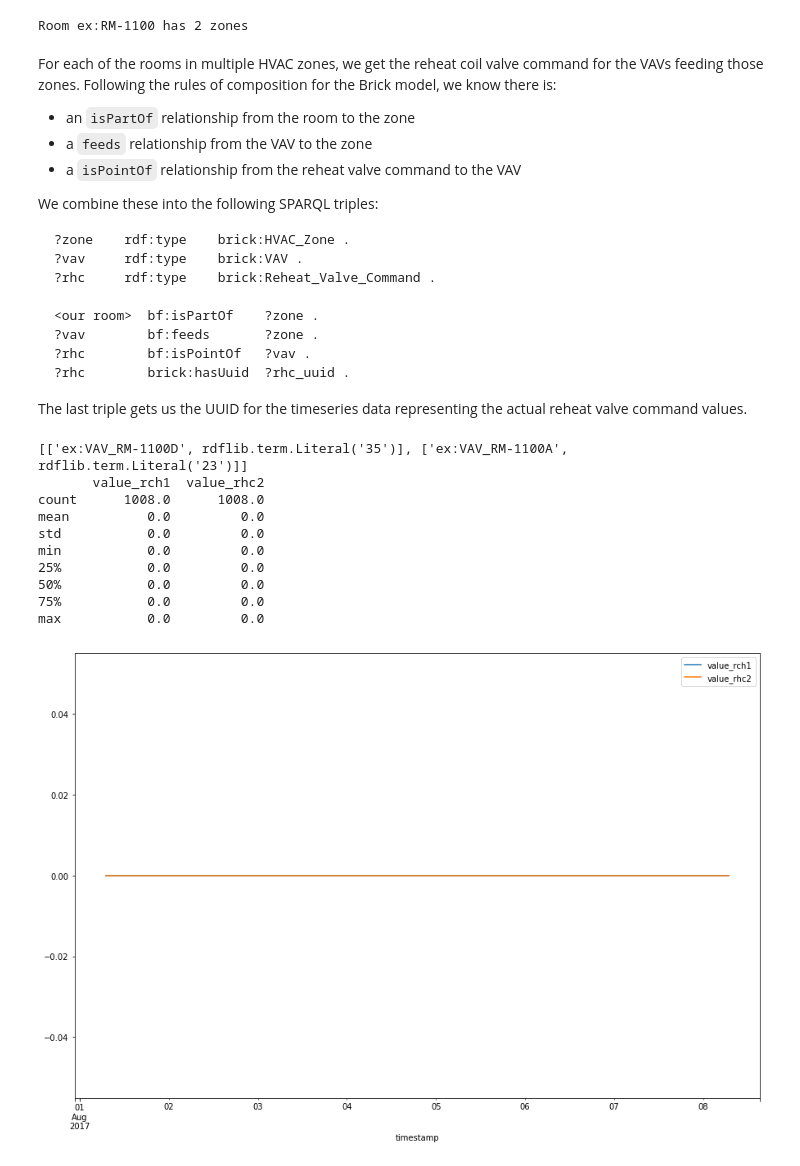
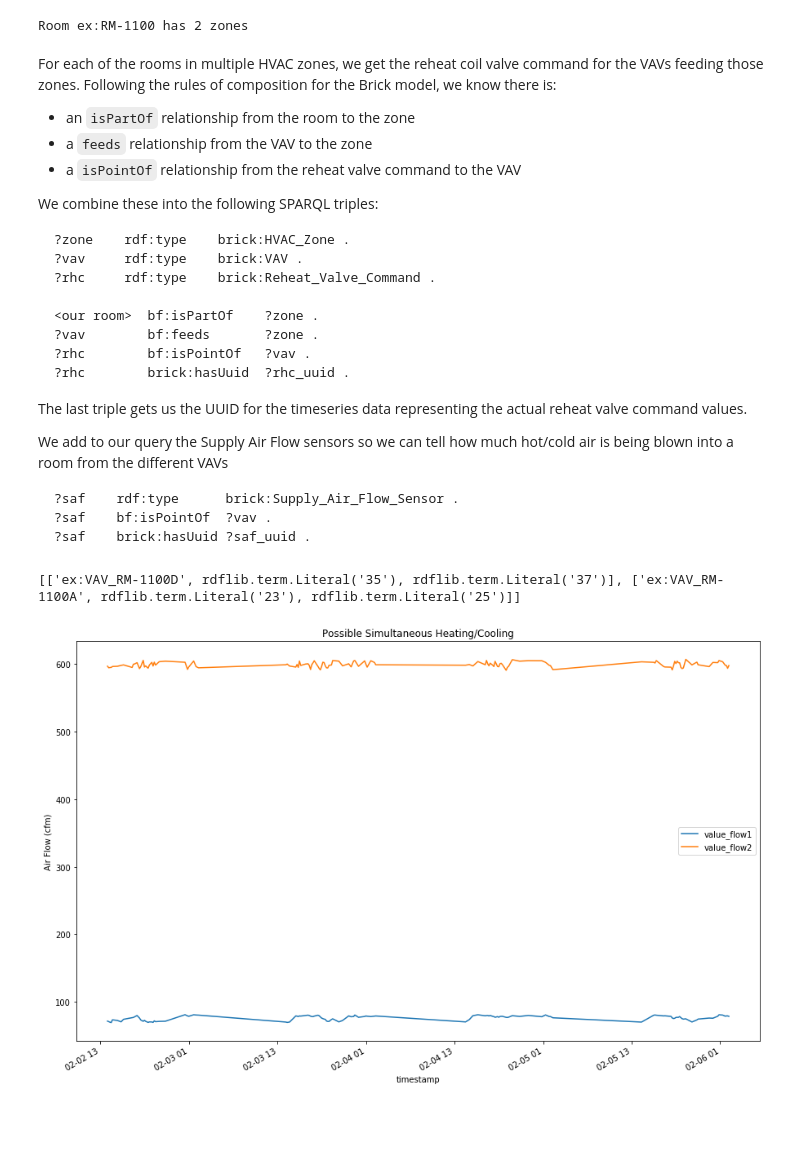
Before and after one commit to AnilSener/brick-tutorial-buildsys2017, a Jupyter notebook: Brick Queries.ipynb, the cells around one changed output. Drawn from its saved outputs; the diff is of its cells as text; code cells hidden in the pictures; blank space fills up the shorter version.

````diff
--- a/Brick Queries.ipynb
+++ b/Brick Queries.ipynb
@@ -232,5 +232,5 @@ print(vavs)
 # %%
-THRESHOLD = 50
+THRESHOLD = 100
 for vavname, points in vavs.items():
     setpoint_df = pd.read_csv('data/{0}.csv'.format(points['setpoint']), usecols=['timestamp','value'])
     sensor_df = pd.read_csv('data/{0}.csv'.format(points['sensor']), usecols=['timestamp','value'])
@@ -326,42 +326,55 @@ We combine these into the following SPARQL triples:
 ```
 
 The last triple gets us the UUID for the timeseries data representing the actual reheat valve command values.
+
+We add to our query the Supply Air Flow sensors so we can tell how much hot/cold air is being blown into a room from the different VAVs
+
+```sparql
+?saf    rdf:type      brick:Supply_Air_Flow_Sensor .
+?saf    bf:isPointOf  ?vav .
+?saf    brick:hasUuid ?saf_uuid .
+```
 # %%
+RHC_THRESHOLD = 50
 for room in rooms_to_examine:
-    rows = bldg.query("""select ?vav ?rhc_uuid where {{
+    rows = bldg.query("""select ?vav ?rhc_uuid ?saf_uuid where {{
     ?zone    rdf:type    brick:HVAC_Zone .
     ?vav     rdf:type    brick:VAV .
     ?rhc     rdf:type    brick:Reheat_Valve_Command .
+    ?saf     rdf:type    brick:Supply_Air_Flow_Sensor .
     {0} bf:isPartOf    ?zone .
     ?vav        bf:feeds       ?zone .
     ?rhc        bf:isPointOf   ?vav .
     ?rhc        brick:hasUuid  ?rhc_uuid .
+    ?saf        bf:isPointOf   ?vav .
+    ?saf        brick:hasUuid  ?saf_uuid .
     }}""".format(room), fullURI=False)
     print(rows)
     rhc1 = pd.read_csv('data/{0}.csv'.format(rows[0][1]), usecols=['timestamp','value'])
+    flow1 = pd.read_csv('data/{0}.csv'.format(rows[0][2]), usecols=['timestamp','value'])
+
     rhc2 = pd.read_csv('data/{0}.csv'.format(rows[1][1]), usecols=['timestamp','value'])
+    flow2 = pd.read_csv('data/{0}.csv'.format(rows[1][2]), usecols=['timestamp','value'])
 
     # parse timestamps
-    rhc1 = rhc1.set_index(pd.to_datetime(rhc1.pop('timestamp')))
-    rhc2 = rhc2.set_index(pd.to_datetime(rhc2.pop('timestamp')))
-
-    # resample 10-min mean
-    rhc1 = rhc1.resample('10T').mean()
-    rhc2 = rhc2.resample('10T').mean()
+    rhc1 = rhc1.set_index(pd.to_datetime(rhc1.pop('timestamp'))).resample('10T').mean()
+    flow1 = flow1.set_index(pd.to_datetime(flow1.pop('timestamp'))).resample('10T').mean()
+    rhc2 = rhc2.set_index(pd.to_datetime(rhc2.pop('timestamp'))).resample('10T').mean()
+    flow2 = flow2.set_index(pd.to_datetime(flow2.pop('timestamp'))).resample('10T').mean()
 
     # join the dataframes together so we can compare the values easier
-    rhc = rhc1.join(rhc2, lsuffix='_rch1', rsuffix='_rhc2')
-    rhc.plot(figsize=(15,10))
-    print(rhc.describe())
+    rhc = rhc1.join(rhc2, lsuffix='_rhc1', rsuffix='_rhc2')
+    flow = flow1.join(flow2, lsuffix='_flow1', rsuffix='_flow2')
+    #rhc.plot(figsize=(15,10))
+    #flow.plot(figsize=(15,10))
+
+    # find ranges where the reheat coil commands are more than RHC_THRESHOLD away
+    # from each other and the supply air flow is non-zero for both
+    diff_rhc_values = ((rhc['value_rhc1'] - rhc['value_rhc2']).abs() >= RHC_THRESHOLD)
+    non_zero_saf = ((flow['value_flow1'] > 50) & (flow['value_flow2'] > 50))
+    ax = flow[(diff_rhc_values & non_zero_saf)].plot(figsize=(15,10))
+    ax.set_title('Possible Simultaneous Heating/Cooling')
+    ax.set_ylabel('Air Flow (cfm)')
 # %% [output]
-[['ex:VAV_RM-1100D', rdflib.term.Literal('35')], ['ex:VAV_RM-1100A', rdflib.term.Literal('23')]]
-       value_rch1  value_rhc2
-count      1008.0      1008.0
-mean          0.0         0.0
-std           0.0         0.0
-min           0.0         0.0
-25%           0.0         0.0
-50%           0.0         0.0
-75%           0.0         0.0
-max           0.0         0.0
+[['ex:VAV_RM-1100D', rdflib.term.Literal('35'), rdflib.term.Literal('37')], ['ex:VAV_RM-1100A', rdflib.term.Literal('23'), rdflib.term.Literal('25')]]
-[figure, old version]
+[figure, new version]
````
Also changed, not shown: parts of 8 cells of this notebook, 1 other file.
